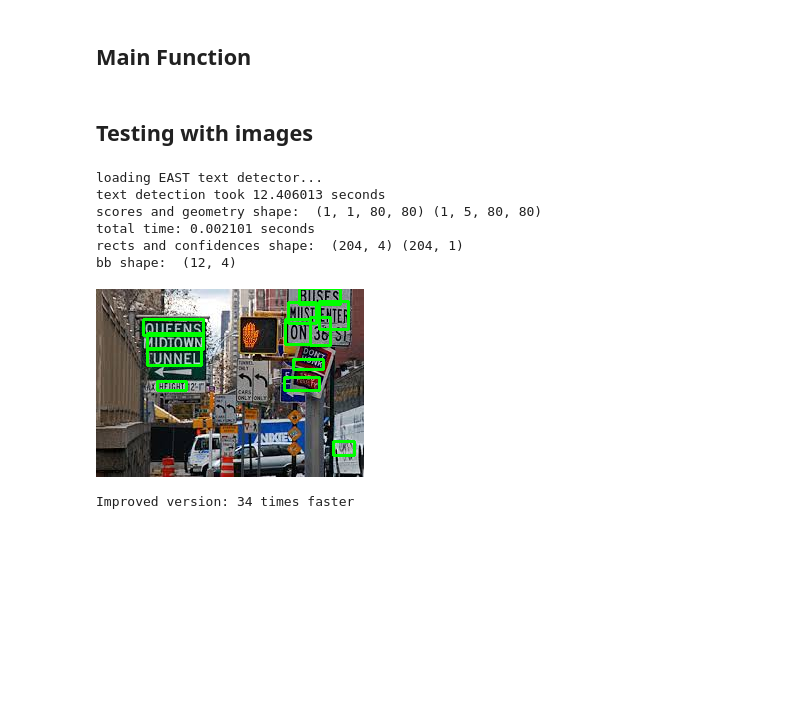
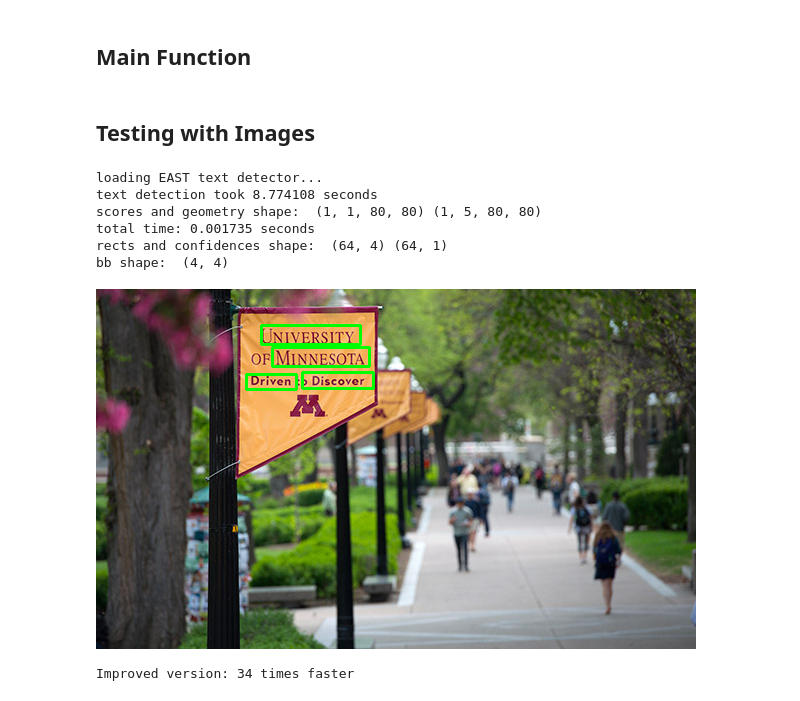
Before and after one commit to myatmo/Seeing_is_Believing, a Jupyter notebook: EAST.ipynb, the cells around one changed output. Saved outputs shown, nothing was run; the diff lists cells and outputs as text; code cells hidden in the pictures; blank space fills up the shorter version.

```diff
--- a/EAST.ipynb
+++ b/EAST.ipynb
@@ -240,24 +240,24 @@ def detect_text(image_name, height, width, east, min_confidence):
   cv2_imshow(orig_image)
   #plot_image(orig_image)
 # %% [markdown]
-## Testing with images
+## Testing with Images
 # %%
 # define image path on drive and image name
-image_name = "images/img4.jpg" # change your own image name here
+image_name = "images/img5.jpg" # change your own image name here
 east = 'frozen_east_text_detection.pb'  # path to the model; make sure the model is loaded to the working directory
 width = height = 320
 min_confidence = 0.6
 
 # test detect_text
 detect_text(image_name, height, width, east, min_confidence)
 # %% [output]
 loading EAST text detector...
-text detection took 12.406013 seconds
+text detection took 8.774108 seconds
 scores and geometry shape:  (1, 1, 80, 80) (1, 5, 80, 80)
-total time: 0.002101 seconds
-rects and confidences shape:  (204, 4) (204, 1)
-bb shape:  (12, 4)
+total time: 0.001735 seconds
+rects and confidences shape:  (64, 4) (64, 1)
+bb shape:  (4, 4)
-[figure, old version]
+[figure, new version]
 # %%
 def non_max_suppression_slow(boxes, overlapThresh):
 	# if there are no boxes, return an empty list
```
Also changed, not shown: parts of 23 cells of this notebook.
